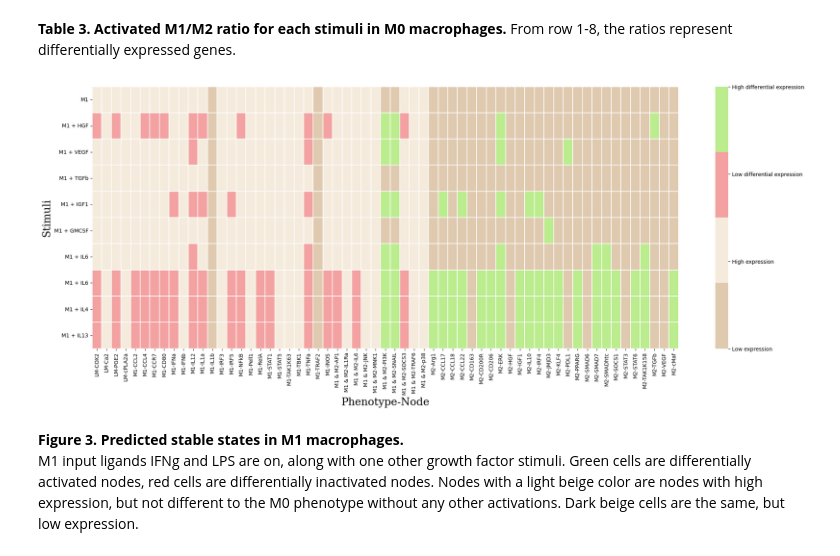
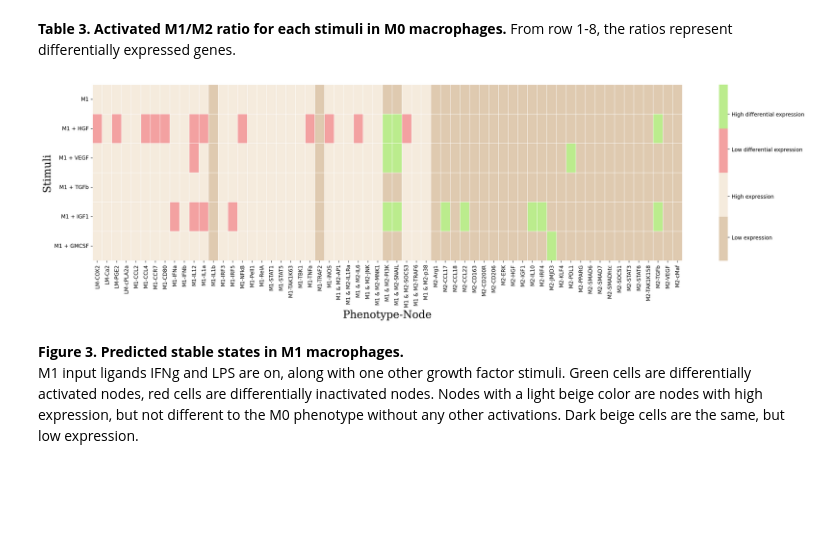
Before and after one commit to Karinaovedal/Master-thesis, a Jupyter notebook: MacPol 2.0.ipynb, the cells around one changed output. Drawn from its saved outputs; the diff is of its cells as text; code cells hidden in the pictures; blank space fills up the shorter version.

```diff
--- a/MacPol 2.0.ipynb
+++ b/MacPol 2.0.ipynb
@@ -406,57 +377,46 @@ M1_GMCSF = fix_df.query(inpM1_GMCSF)
 M1_GMCSF = M1_GMCSF[markers]
 M1_GMCSF.columns = pd.MultiIndex.from_arrays(phen_arrays, names= ['Phenotype', 'Node'])
 
-M1_IL6 = fix_df.query(inpM1_IL6)
-M1_IL6 = M1_IL6[markers]
-M1_IL6.columns = pd.MultiIndex.from_arrays(phen_arrays, names= ['Phenotype', 'Node'])
 
-M1_IL4 = fix_df.query(inpM1_IL4)
-M1_IL4 = M1_IL4[markers]
-M1_IL4.columns = pd.MultiIndex.from_arrays(phen_arrays, names= ['Phenotype', 'Node'])
-
-M1_IL13 = fix_df.query(inpM1_IL13)
-M1_IL13 = M1_IL13[markers]
-M1_IL13.columns = pd.MultiIndex.from_arrays(phen_arrays, names= ['Phenotype', 'Node'])
-
-
-frames = [M1_ON, M1_HGF, M1_VEGF, M1_TGFb, M1_IGF1, M1_GMCSF, M1_IL6, M1_IL4, M1_IL13]
+frames = [M1_ON, M1_HGF, M1_VEGF, M1_TGFb, M1_IGF1, M1_GMCSF]
 
 # Concatenating all the filtered dataframes into one large dataframe
-results = pd.concat(frames, keys=["M1", "M1 + HGF", "M1 + VEGF", "M1 + TGFb", "M1 + IGF1", "M1 + GMCSF", "M1 + IL6", "M1 + IL4", "M1 + IL13"])
+results = pd.concat(frames, keys=["M1", "M1 + HGF", "M1 + VEGF", "M1 + TGFb", "M1 + IGF1", "M1 + GMCSF"])
 
 # Resetting the index to move the stimuli names to columns
 results.reset_index(inplace=True)
 
 # Lexsorting the MultiIndex
 results = results.sort_index(axis=1)
 
-fig, ax = plt.subplots(figsize=(25, 9))
+fig, ax = plt.subplots(figsize=(25, 6), dpi=200)
 
 # Filter the DataFrame to keep only the columns representing the data for the heatmap
 M1data = results.drop(['level_0', 'level_1'], axis=1)
 
 # Coloring nodes where M1 matches the equivalent node in another row.
 M1data = format_diff_expression(M1data)
 
 M1map = sns.heatmap(M1data, cmap = cmap, square = False,
                     linewidth=0.1, cbar_kws={"shrink": 1})
 
+
 # Manually specifying discrete legend labelling
 colorbar = ax.collections[0].colorbar
-colorbar.set_ticks([0, 1, 2, 3])
+colorbar.set_ticks([0.4, 1.1, 1.9, 2.5])
 colorbar.set_ticklabels(['Low expression', 'High expression', 'Low differential expression',
                          'High differential expression'])
 
 
 # Setting y-axis labels using the 'level_0' column which contains the stimuli names
 M1map.set_yticklabels(results['level_0'].values, rotation=0)
 
 M1map.set_ylabel("Stimuli", fontsize=20, font="Serif" )
 M1map.set_xlabel("Phenotype-Node", fontsize=20, font="Serif")
 
 plt.show()
 # %% [output]
-[figure, old version]
+[figure, new version]
 # %% [markdown]
 **Figure 3. Predicted stable states in M1 macrophages.**
 <br>M1 input ligands IFNg and LPS are on, along with one other growth factor stimuli. Green cells are differentially activated nodes, red cells are differentially inactivated nodes. Nodes with a light beige color are nodes with high expression, but not different to the M0 phenotype without any other activations. Dark beige cells are the same, but low expression.
```
Also changed, not shown: parts of 16 cells of this notebook, 9 other files.
